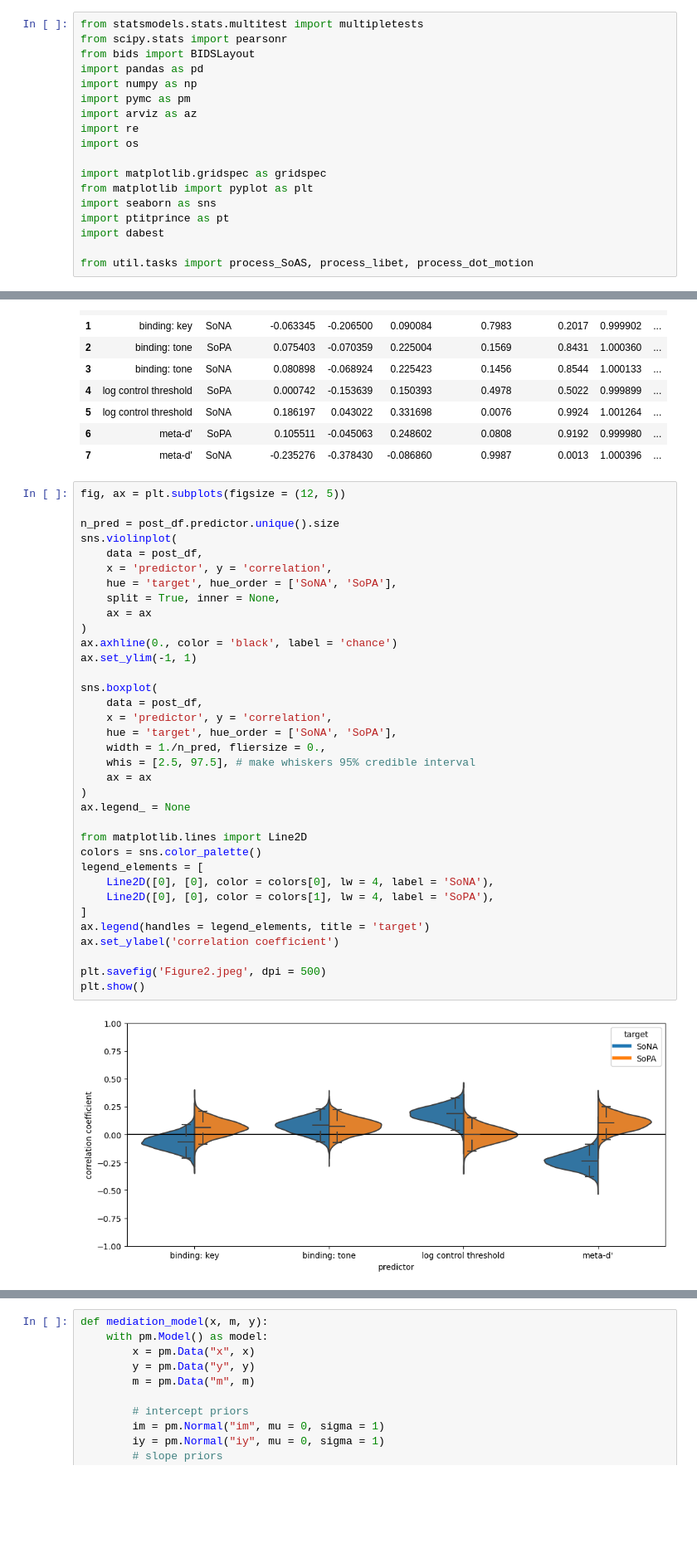
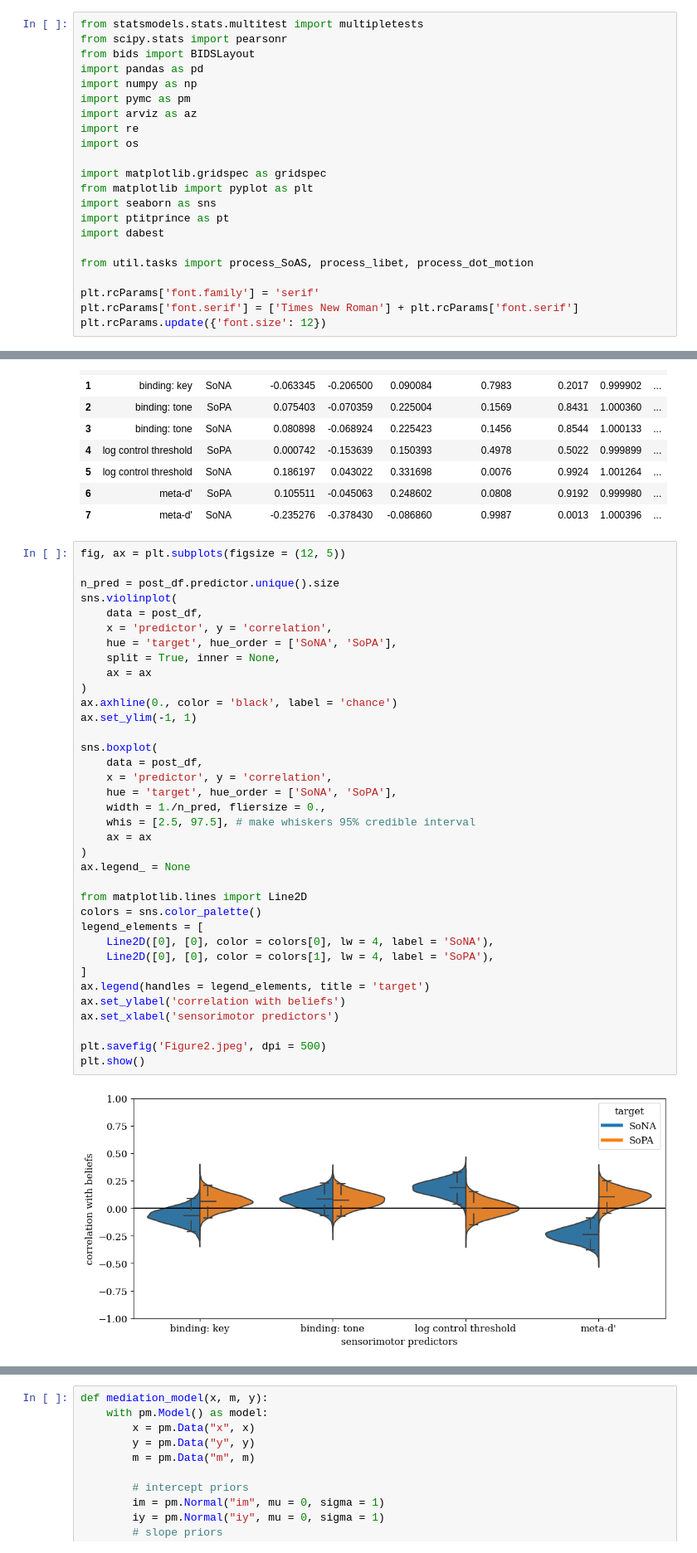
Before and after one commit to apex-lab/agency-battery-analysis, a Jupyter notebook: analysis.ipynb, the cells around one changed output, grey strips where cells are left out. Shown: that part at 83% size. Cells and saved outputs as stored; diff of their text form; blank space fills up the shorter version.

```diff
--- a/analysis.ipynb
+++ b/analysis.ipynb
@@ -16,6 +16,10 @@ import ptitprince as pt
 import dabest
 
 from util.tasks import process_SoAS, process_libet, process_dot_motion
+
+plt.rcParams['font.family'] = 'serif'
+plt.rcParams['font.serif'] = ['Times New Roman'] + plt.rcParams['font.serif']
+plt.rcParams.update({'font.size': 12})
 # %%
 # some info that might be useful for reproducing results
 print('Package versions:\n')
@@ -232,35 +248,36 @@ sns.violinplot(
     data = post_df,
     x = 'predictor', y = 'correlation',
     hue = 'target', hue_order = ['SoNA', 'SoPA'],
     split = True, inner = None,
     ax = ax
 )
 ax.axhline(0., color = 'black', label = 'chance')
 ax.set_ylim(-1, 1)
 
 sns.boxplot(
     data = post_df,
     x = 'predictor', y = 'correlation',
     hue = 'target', hue_order = ['SoNA', 'SoPA'],
     width = 1./n_pred, fliersize = 0.,
     whis = [2.5, 97.5], # make whiskers 95% credible interval
     ax = ax
 )
 ax.legend_ = None
 
 from matplotlib.lines import Line2D
 colors = sns.color_palette()
 legend_elements = [
     Line2D([0], [0], color = colors[0], lw = 4, label = 'SoNA'),
     Line2D([0], [0], color = colors[1], lw = 4, label = 'SoPA'),
 ]
 ax.legend(handles = legend_elements, title = 'target')
-ax.set_ylabel('correlation coefficient')
+ax.set_ylabel('correlation with beliefs')
+ax.set_xlabel('sensorimotor predictors')
 
 plt.savefig('Figure2.jpeg', dpi = 500)
 plt.show()
 # %% [output]
-[figure, old version]
+[figure, new version]
 # %%
 sns.pairplot(
     df,
```
Also changed, not shown: parts of 8 cells of this notebook, 4 other files.
